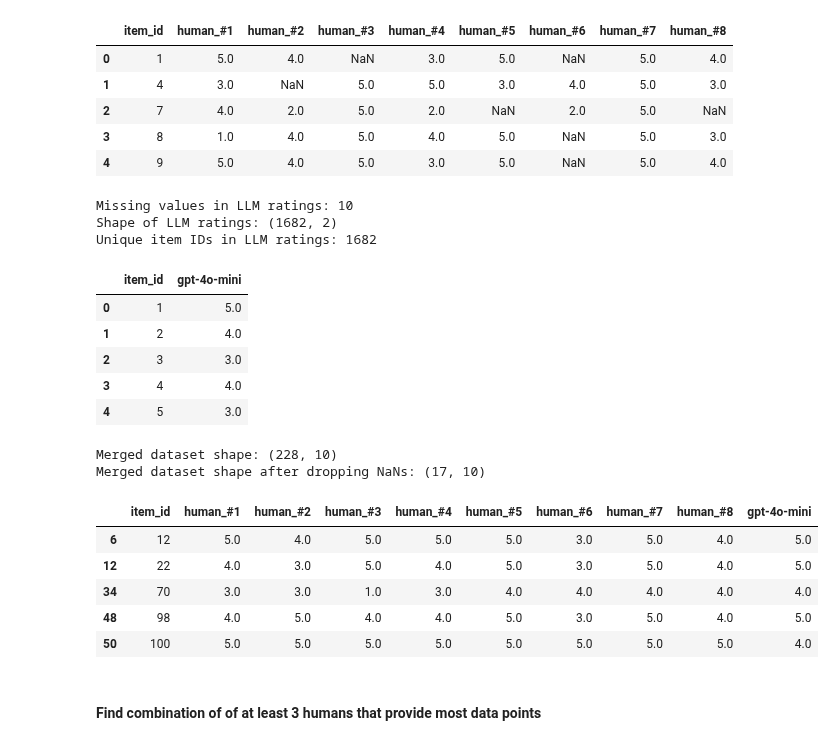
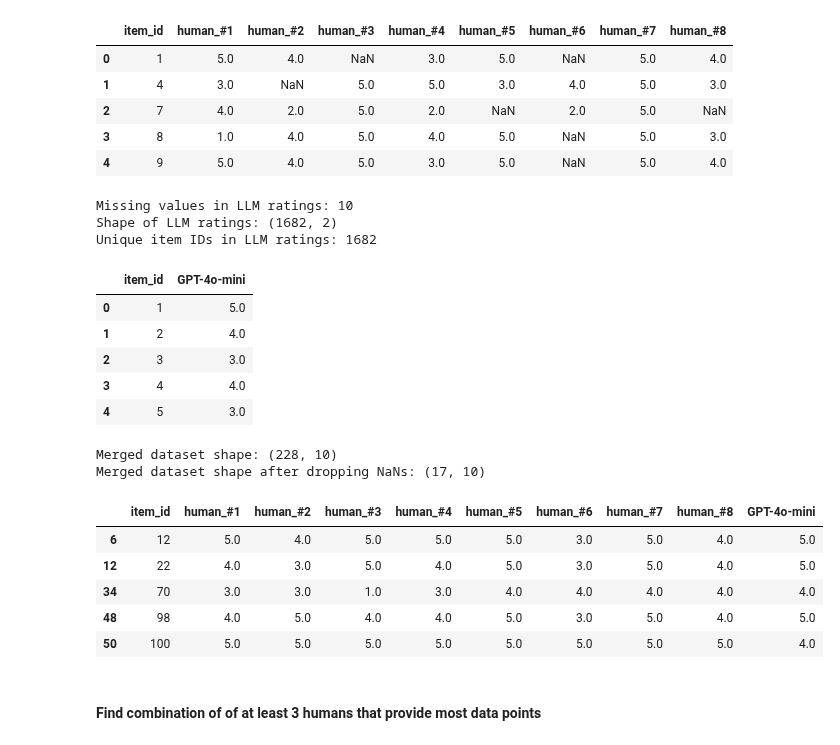
Before and after one commit to Ocean-code-1995/llm-judge-good-enough, a Jupyter notebook: movielens/src/analysis.ipynb, the cells around one changed output. Cells and saved outputs as stored; diff of their text form; code cells hidden in the pictures.

```diff
--- a/movielens/src/analysis.ipynb
+++ b/movielens/src/analysis.ipynb
@@ -26,21 +26,21 @@ Unique item IDs in human annotations: 228
 # %%
 llm = pd.read_csv("../data/llm_ratings_gpt-4o-mini.csv")
 # missing values?
 print(f"Missing values in LLM ratings: {llm.isnull().sum().sum()}")
 # shape
 print(f"Shape of LLM ratings: {llm.shape}")
 
 # # unique item_id
 print(f"Unique item IDs in LLM ratings: {llm['item_id'].nunique()}")
 
-llm.columns  = ["item_id", "gpt-4o-mini"]
+llm.columns  = ["item_id", "GPT-4o-mini"]
 
 llm.head()
 # %% [output]
 Missing values in LLM ratings: 10
 Shape of LLM ratings: (1682, 2)
 Unique item IDs in LLM ratings: 1682
-|  | item_id | gpt-4o-mini |
+|  | item_id | GPT-4o-mini |
 | 0 | 1 | 5.0 |
 | 1 | 2 | 4.0 |
 | 2 | 3 | 3.0 |
@@ -60,7 +60,7 @@ merged.head()
 # %% [output]
 Merged dataset shape: (228, 10)
 Merged dataset shape after dropping NaNs: (17, 10)
-|  | item_id | human_#1 | human_#2 | human_#3 | human_#4 | human_#5 | human_#6 | human_#7 | human_#8 | gpt-4o-mini |
+|  | item_id | human_#1 | human_#2 | human_#3 | human_#4 | human_#5 | human_#6 | human_#7 | human_#8 | GPT-4o-mini |
 | 6 | 12 | 5.0 | 4.0 | 5.0 | 5.0 | 5.0 | 3.0 | 5.0 | 4.0 | 5.0 |
 | 12 | 22 | 4.0 | 3.0 | 5.0 | 4.0 | 5.0 | 3.0 | 5.0 | 4.0 | 5.0 |
 | 34 | 70 | 3.0 | 3.0 | 1.0 | 3.0 | 4.0 | 4.0 | 4.0 | 4.0 | 4.0 |
```
Also changed, not shown: parts of 4 cells of this notebook, 1 other file.
